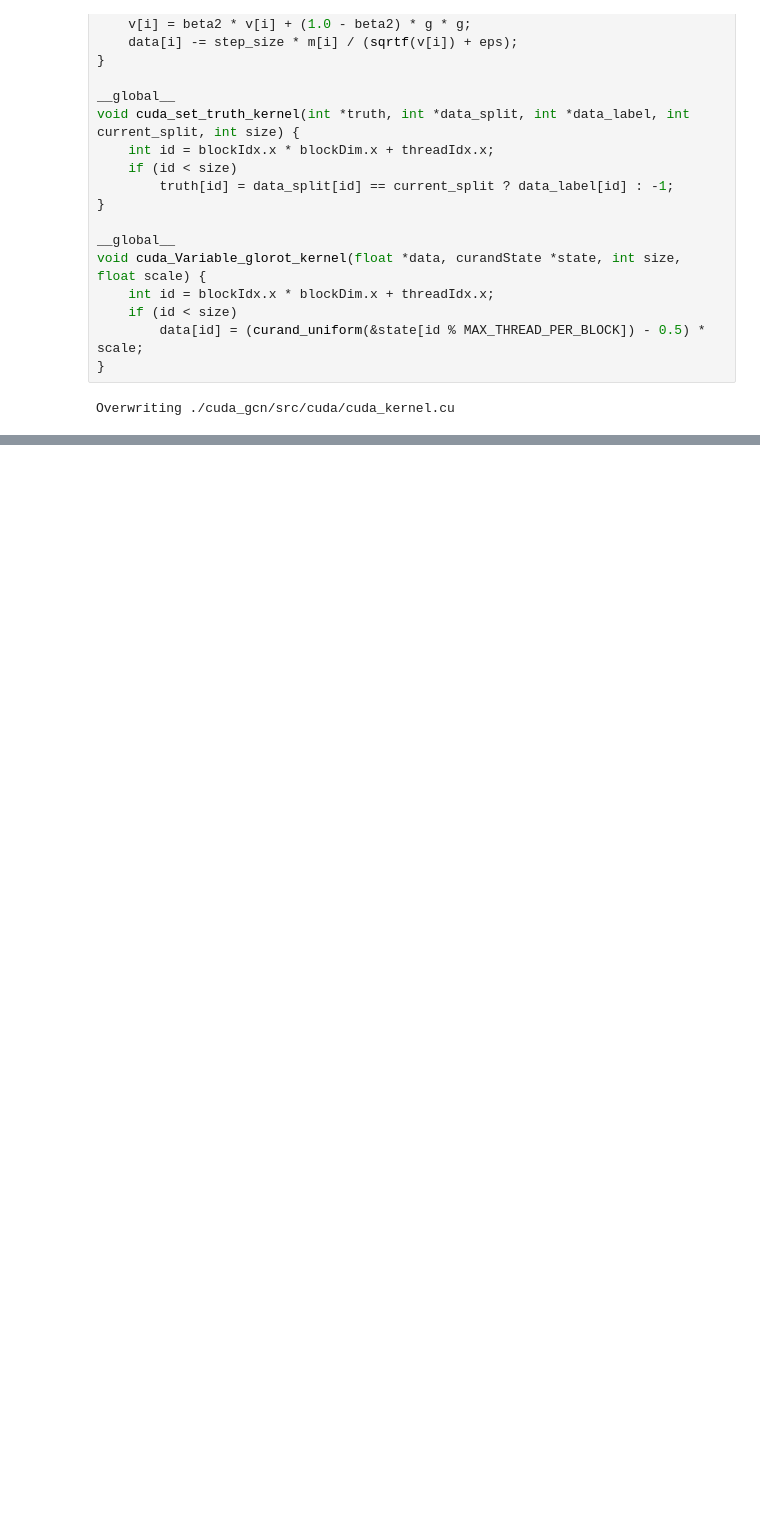
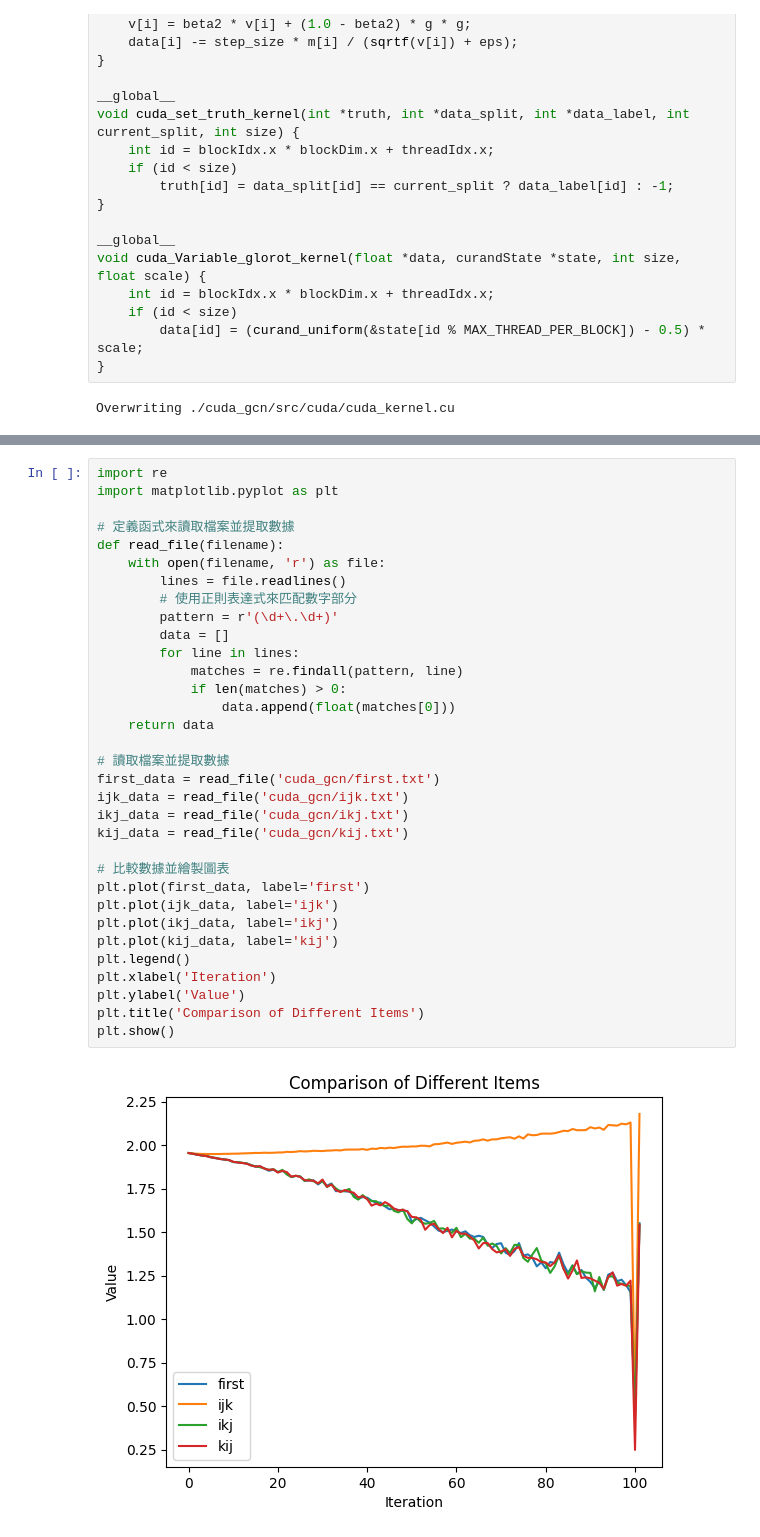
Before and after one commit to CHIN-HUA/gcn_colab, a Jupyter notebook: Copy_of_Parallelization_of_Graph_Convolutional_Network.ipynb, the cells around one changed output, grey strips where cells are left out. Drawn from its saved outputs; the diff is of its cells as text; blank space fills up the shorter version.

```diff
--- a/Copy_of_Parallelization_of_Graph_Convolutional_Network.ipynb
+++ b/Copy_of_Parallelization_of_Graph_Convolutional_Network.ipynb
@@ -1224,0 +1527,35 @@ test_loss=1.53785 test_acc=0.74800 time=0.00116
+# %%
+import re
+import matplotlib.pyplot as plt
+
+# 定義函式來讀取檔案並提取數據
+def read_file(filename):
+    with open(filename, 'r') as file:
+        lines = file.readlines()
+        # 使用正則表達式來匹配數字部分
+        pattern = r'(\d+\.\d+)'
+        data = []
+        for line in lines:
+            matches = re.findall(pattern, line)
+            if len(matches) > 0:
+                data.append(float(matches[0]))
+    return data
+
+# 讀取檔案並提取數據
+first_data = read_file('cuda_gcn/first.txt')
+ijk_data = read_file('cuda_gcn/ijk.txt')
+ikj_data = read_file('cuda_gcn/ikj.txt')
+kij_data = read_file('cuda_gcn/kij.txt')
+
+# 比較數據並繪製圖表
+plt.plot(first_data, label='first')
+plt.plot(ijk_data, label='ijk')
+plt.plot(ikj_data, label='ikj')
+plt.plot(kij_data, label='kij')
+plt.legend()
+plt.xlabel('Iteration')
+plt.ylabel('Value')
+plt.title('Comparison of Different Items')
+plt.show()
+# %% [output]
+[figure, added]
```
Also changed, not shown: parts of 9 cells of this notebook.
